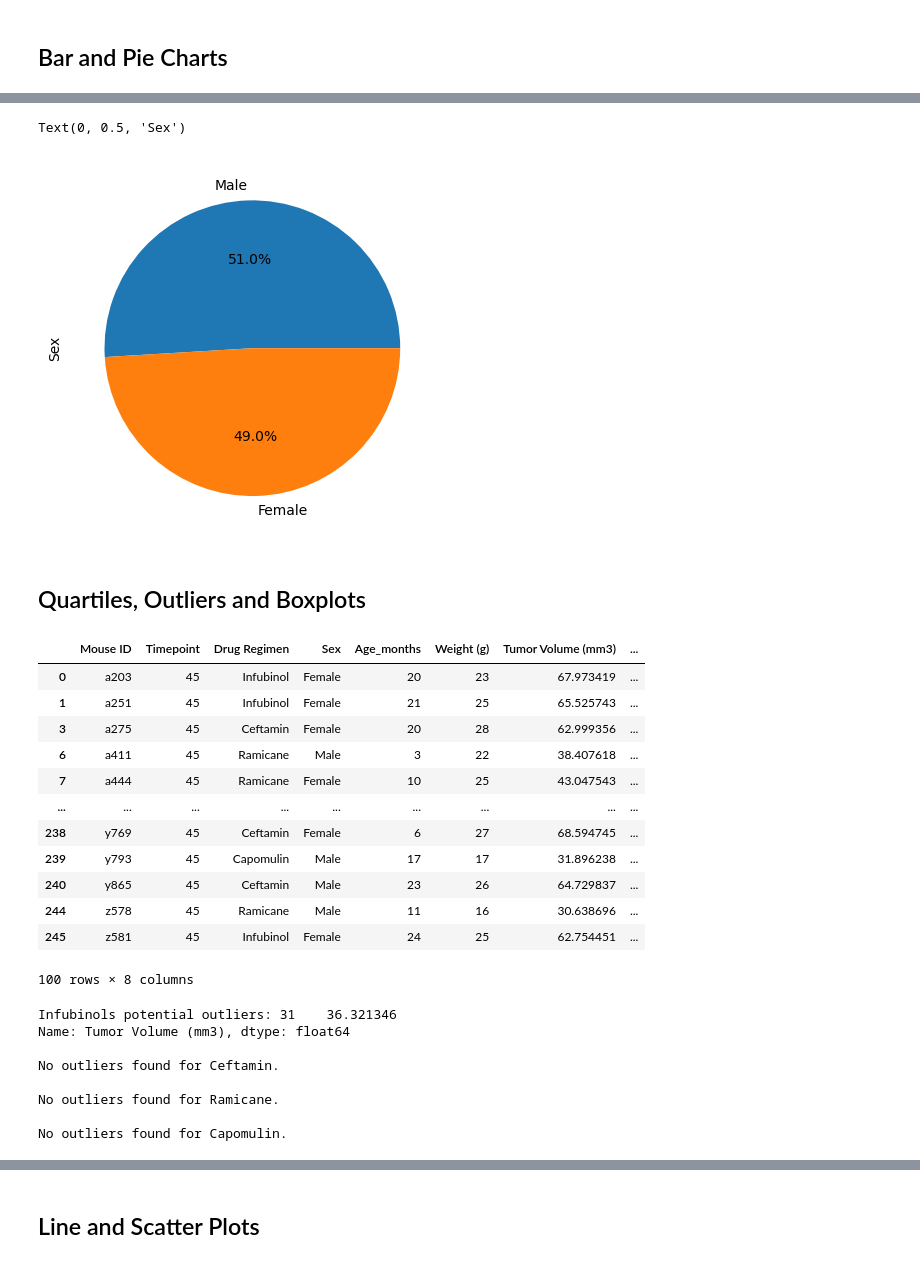
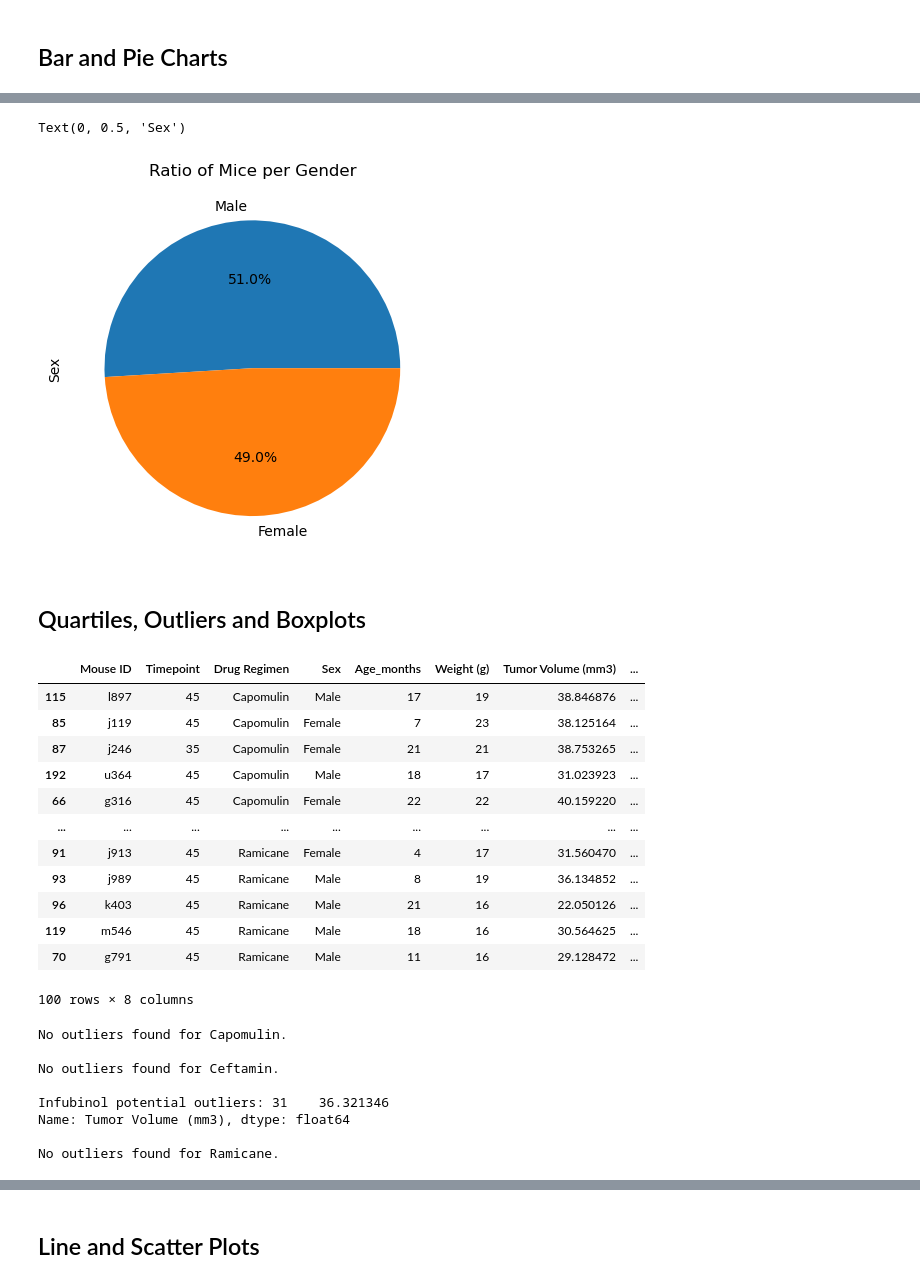
Before and after one commit to thomasjngo/Pharmaceuticals-Analysis, a Jupyter notebook: pymaceuticals_starter.ipynb, the cells around one changed output, grey strips where cells are left out. Saved outputs shown, nothing was run; the diff lists cells and outputs as text; code cells hidden in the pictures.

```diff
--- a/pymaceuticals_starter.ipynb
+++ b/pymaceuticals_starter.ipynb
@@ -173,12 +177,13 @@ pie_gender.plot.pie(y='Sex', legend=False, autopct='%1.1f%%', ylabel="Sex")
 # %%
 # Generate a pie plot showing the distribution of female versus male mice using pyplot
 
 labels = clean_results["Sex"].unique()
 plt.pie(pie_gender, autopct="%1.1f%%", labels=labels)
+plt.title('Ratio of Mice per Gender')
 plt.ylabel("Sex")
 # %% [output]
 Text(0, 0.5, 'Sex')
-[figure, old version]
+[figure, new version]
 # %% [markdown]
 ## Quartiles, Outliers and Boxplots
 # %%
@@ -194,22 +199,22 @@ greatest_timepoint
 clean_results_new = pd.merge(greatest_timepoint, clean_results, on=['Mouse ID', 'Timepoint'], how='left')
 clean_results_new
 
-last_tumor_vol = clean_results_new[clean_results_new['Drug Regimen'].isin(drug_name)]
-#last_tumor_vol = last_tumor_vol_unsort.sort_values(by='Drug Regimen')
+last_tumor_vol_unsort = clean_results_new[clean_results_new['Drug Regimen'].isin(drug_name)]
+last_tumor_vol = last_tumor_vol_unsort.sort_values(by='Drug Regimen')
 last_tumor_vol
 # %% [output]
 |  | Mouse ID | Timepoint | Drug Regimen | Sex | Age_months | Weight (g) | Tumor Volume (mm3) | ... |
-| 0 | a203 | 45 | Infubinol | Female | 20 | 23 | 67.973419 | ... |
-| 1 | a251 | 45 | Infubinol | Female | 21 | 25 | 65.525743 | ... |
-| 3 | a275 | 45 | Ceftamin | Female | 20 | 28 | 62.999356 | ... |
-| 6 | a411 | 45 | Ramicane | Male | 3 | 22 | 38.407618 | ... |
-| 7 | a444 | 45 | Ramicane | Female | 10 | 25 | 43.047543 | ... |
+| 115 | l897 | 45 | Capomulin | Male | 17 | 19 | 38.846876 | ... |
+| 85 | j119 | 45 | Capomulin | Female | 7 | 23 | 38.125164 | ... |
+| 87 | j246 | 35 | Capomulin | Female | 21 | 21 | 38.753265 | ... |
+| 192 | u364 | 45 | Capomulin | Male | 18 | 17 | 31.023923 | ... |
+| 66 | g316 | 45 | Capomulin | Female | 22 | 22 | 40.159220 | ... |
 | ... | ... | ... | ... | ... | ... | ... | ... | ... |
-| 238 | y769 | 45 | Ceftamin | Female | 6 | 27 | 68.594745 | ... |
-| 239 | y793 | 45 | Capomulin | Male | 17 | 17 | 31.896238 | ... |
-| 240 | y865 | 45 | Ceftamin | Male | 23 | 26 | 64.729837 | ... |
-| 244 | z578 | 45 | Ramicane | Male | 11 | 16 | 30.638696 | ... |
-| 245 | z581 | 45 | Infubinol | Female | 24 | 25 | 62.754451 | ... |
+| 91 | j913 | 45 | Ramicane | Female | 4 | 17 | 31.560470 | ... |
+| 93 | j989 | 45 | Ramicane | Male | 8 | 19 | 36.134852 | ... |
+| 96 | k403 | 45 | Ramicane | Male | 21 | 16 | 22.050126 | ... |
+| 119 | m546 | 45 | Ramicane | Male | 18 | 16 | 30.564625 | ... |
+| 70 | g791 | 45 | Ramicane | Male | 11 | 16 | 29.128472 | ... |
 100 rows × 8 columns
 # %%
 # Put treatments into a list for for loop (and later for plot labels)
@@ -225,28 +230,21 @@ for name in drug_names:
     # Filter the DataFrame for the current drug
     drug_data = last_tumor_vol[last_tumor_vol['Drug Regimen'] == name]
 
-    # Calculate the first quartile (Q1) for the current drug
+    # Calculating the quartiles/IQR
     Q1 = drug_data['Tumor Volume (mm3)'].quantile(0.25)
-
-    # Calculate the third quartile (Q3) for the current drug
     Q3 = drug_data['Tumor Volume (mm3)'].quantile(0.75)
-
-    # Calculate the Interquartile Range (IQR) for the current drug
     IQR = Q3 - Q1
 
-    # Determine the lower and upper bounds for potential outliers for the current drug
+    # Lower and upper bounds for potential outliers for the current drug
     lower_bound = Q1 - 1.5 * IQR
     upper_bound = Q3 + 1.5 * IQR
 
     outlier_data = last_tumor_vol.loc[last_tumor_vol['Drug Regimen'] == name, 'Tumor Volume (mm3)']
 
-    # Check for outliers
     outliers = outlier_data[(outlier_data < lower_bound) | (outlier_data > upper_bound)]
 
-    # Print treatment name and any potential outliers
-    #print(f'Treatment: {drug_name}')
     if len(outliers) > 0:
-        print(f'{name}s potential outliers: {outliers}')
+        print(f'{name} potential outliers: {outliers}')
         print('')
     else:
         print(f'No outliers found for {name}.')
@@ -257,17 +255,17 @@ for name in drug_names:
 
 outliers_df = pd.DataFrame(outliers_list)
 
-# Wasn't sure if this was needed
+#This is debug code, not sure if you needed to see the numbers
 #print(outliers_df)
 # %% [output]
-Infubinols potential outliers: 31    36.321346
-Name: Tumor Volume (mm3), dtype: float64
+No outliers found for Capomulin.
 
 No outliers found for Ceftamin.
 
+Infubinol potential outliers: 31    36.321346
+Name: Tumor Volume (mm3), dtype: float64
+
 No outliers found for Ramicane.
-
-No outliers found for Capomulin.
 # %%
 # Generate a box plot that shows the distrubution of the tumor volume for each treatment group.
 plt.boxplot([last_tumor_vol[last_tumor_vol['Drug Regimen'] == drug_name]['Tumor Volume (mm3)'] for drug_name in outliers_df['Drug']], labels=outliers_df['Drug'], flierprops=dict(marker='o', markerfacecolor='red', markersize=10))
```
Also changed, not shown: parts of 9 cells of this notebook.
